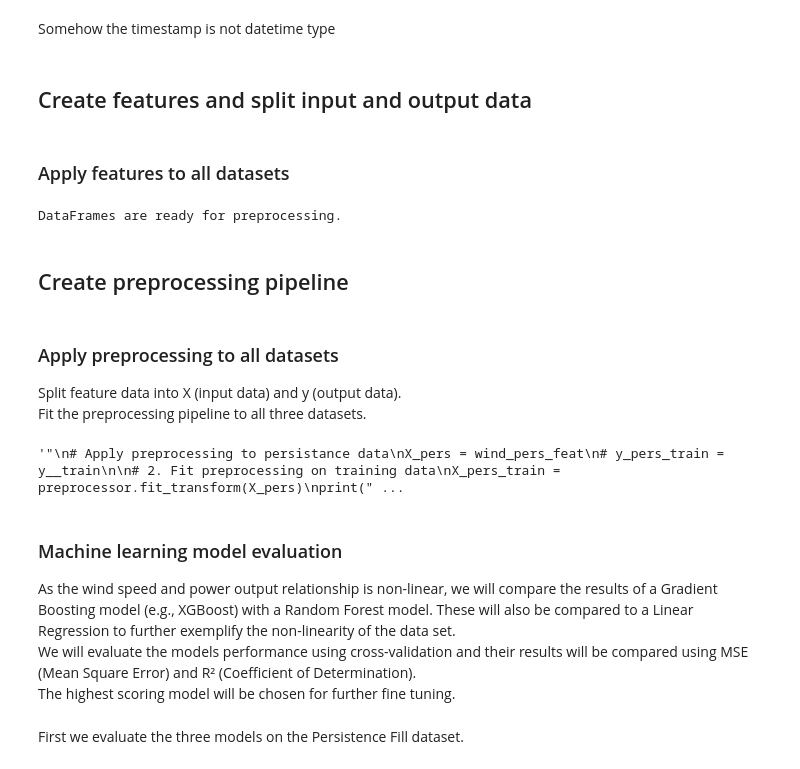
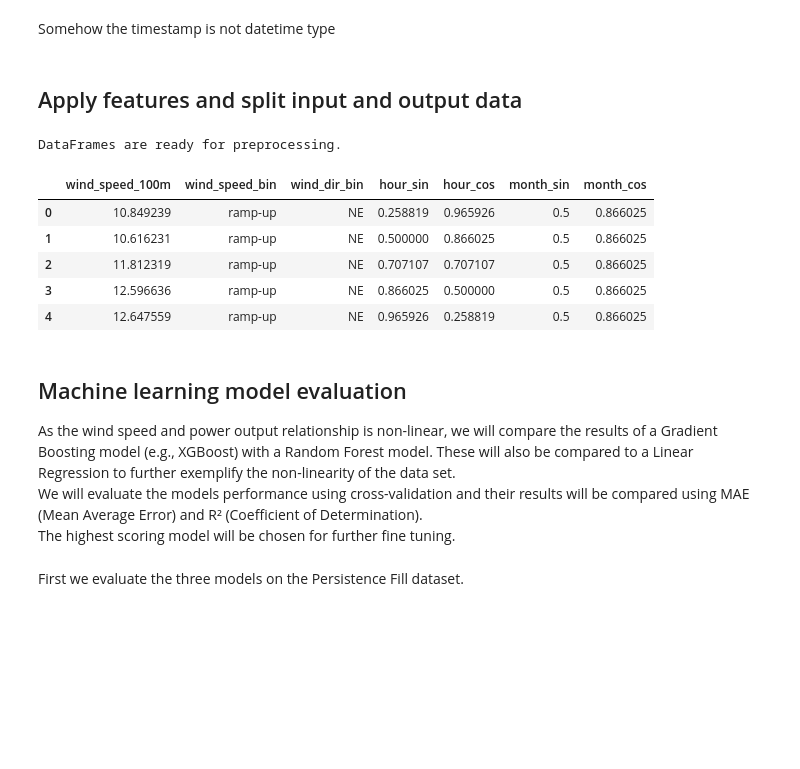
Before and after one commit to JontheFL/Wind-Power-Forecasting, a Jupyter notebook: Notebooks/2_feature_preprocessing_pipeline_and_model_selection.ipynb, the cells around one changed output. Saved outputs shown, nothing was run; the diff lists cells and outputs as text; code cells hidden in the pictures; blank space fills up the shorter version.

```diff
--- a/Notebooks/2_feature_preprocessing_pipeline_and_model_selection.ipynb
+++ b/Notebooks/2_feature_preprocessing_pipeline_and_model_selection.ipynb
@@ -25,6 +25,16 @@ from sklearn.model_selection import cross_validate
 from sklearn.metrics import make_scorer, r2_score, mean_absolute_error
 from sklearn.model_selection import RandomizedSearchCV, TimeSeriesSplit
 from scipy.stats import randint, uniform
+
+import sys, os, importlib
+sys.path.insert(0, os.path.abspath('..'))
+import process_data
+process_data.pd = pd
+process_data.np = np
+process_data.Pipeline = Pipeline
+process_data.ColumnTransformer = ColumnTransformer
+process_data.StandardScaler = StandardScaler
+process_data.OneHotEncoder = OneHotEncoder
 # %% [markdown]
 ## Load data
 # %%
@@ -58,4 +68,4 @@ memory usage: 1.2+ MB
 # %% [markdown]
 Somehow the timestamp is not datetime type
 # %% [markdown]
-## Create features and split input and output data
+## Apply features and split input and output data
@@ -104,31 +72,35 @@ def create_features(wind):
-# %% [markdown]
-### Apply features to all datasets
 # %%
 # List of features to use
 features_to_use = [
     'wind_speed_100m',
     'wind_speed_bin',
     'wind_dir_bin',
     'hour_sin',
     'hour_cos',
     'month_sin',
     'month_cos'
 ]
 
 # Create features for persistence data
-X_pers, y_pers_train = create_features(wind_persistance_polar)
+X_pers, y_pers_train = process_data.create_features(wind_persistance_polar)
 X_pers = X_pers[features_to_use].copy()
 
 # Create features for average data
-X_avg, y_avg_train = create_features(wind_average_polar)
+X_avg, y_avg_train = process_data.create_features(wind_average_polar)
 X_avg = X_avg[features_to_use].copy()
 
 # Create features for hourly data
-X_hour, y_hour_train = create_features(wind_hourly_polar)
+X_hour, y_hour_train = process_data.create_features(wind_hourly_polar)
 X_hour = X_hour[features_to_use].copy()
 
 print("\nDataFrames are ready for preprocessing.")
+
+X_pers.head()
 # %% [output]
 DataFrames are ready for preprocessing.
+|  | wind_speed_100m | wind_speed_bin | wind_dir_bin | hour_sin | hour_cos | month_sin | month_cos |
+| 0 | 10.849239 | ramp-up | NE | 0.258819 | 0.965926 | 0.5 | 0.866025 |
+| 1 | 10.616231 | ramp-up | NE | 0.500000 | 0.866025 | 0.5 | 0.866025 |
+| 2 | 11.812319 | ramp-up | NE | 0.707107 | 0.707107 | 0.5 | 0.866025 |
+| 3 | 12.596636 | ramp-up | NE | 0.866025 | 0.500000 | 0.5 | 0.866025 |
+| 4 | 12.647559 | ramp-up | NE | 0.965926 | 0.258819 | 0.5 | 0.866025 |
-# %% [markdown]
-## Create preprocessing pipeline
@@ -164,44 +107,8 @@ def get_preprocessor():
-# %% [markdown]
-### Apply preprocessing to all datasets
-
-Split feature data into X (input data) and y (output data). <br>
-Fit the preprocessing pipeline to all three datasets.
-# %%
-preprocessor = get_preprocessor()
-
-""""
-# Apply preprocessing to persistance data
-X_pers = wind_pers_feat
-# y_pers_train = y__train
-
-# 2. Fit preprocessing on training data
-X_pers_train = preprocessor.fit_transform(X_pers)
-print("\nTransformed training data shape (persistence data):", X_pers_train.shape)
-
-# Apply preprocessing for average data
-# 1. Split into X and y
-X_avg = wind_avg_feat
-y_avg_train = y_avg_train
-
-# 2. Fit preprocessing on training data
-X_avg_train = preprocessor.fit_transform(X_avg)
-print("\nTransformed training data shape (average data):", X_avg_train.shape)
-
-# Apply preprocessing for hourly data
-X_hour = wind_hour_feat
-y_hour_train = y_hour_train
-
-# 2. Fit preprocessing on training data
-X_hour_train = preprocessor.fit_transform(X_hour)
-print("\nTransformed training data shape (hourly data):", X_hour_train.shape)
-"""
-# %% [output]
-'"\n# Apply preprocessing to persistance data\nX_pers = wind_pers_feat\n# y_pers_train = y__train\n\n# 2. Fit preprocessing on training data\nX_pers_train = preprocessor.fit_transform(X_pers)\nprint(" ...
 # %% [markdown]
-### Machine learning model evaluation
+## Machine learning model evaluation
 
 As the wind speed and power output relationship is non-linear, we will compare the results of a Gradient Boosting model (e.g., XGBoost) with a Random Forest model. These will also be compared to a Linear Regression to further exemplify the non-linearity of the data set. <br>
-We will evaluate the models performance using cross-validation and their results will be compared using MSE (Mean Square Error) and R² (Coefficient of Determination). <br>
+We will evaluate the models performance using cross-validation and their results will be compared using MAE (Mean Average Error) and R² (Coefficient of Determination). <br>
 The highest scoring model will be chosen for further fine tuning.
 # %%
 # XGBoost with tuned parameters for wind power forecasting
```
Also changed, not shown: parts of 15 cells of this notebook, 1 other file.
